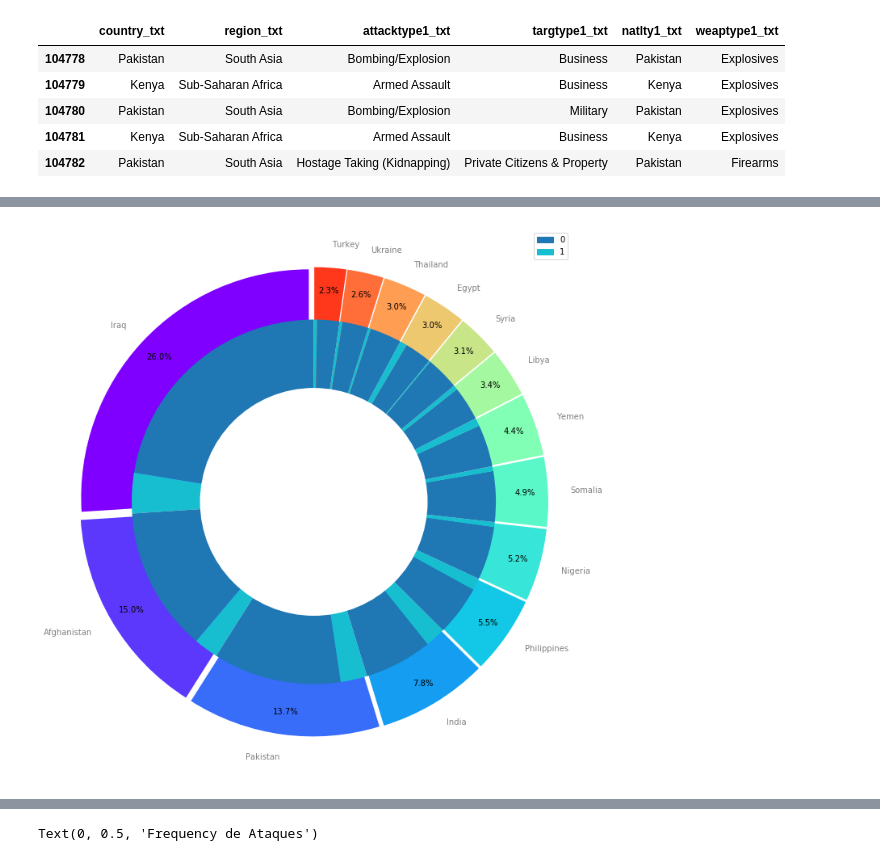
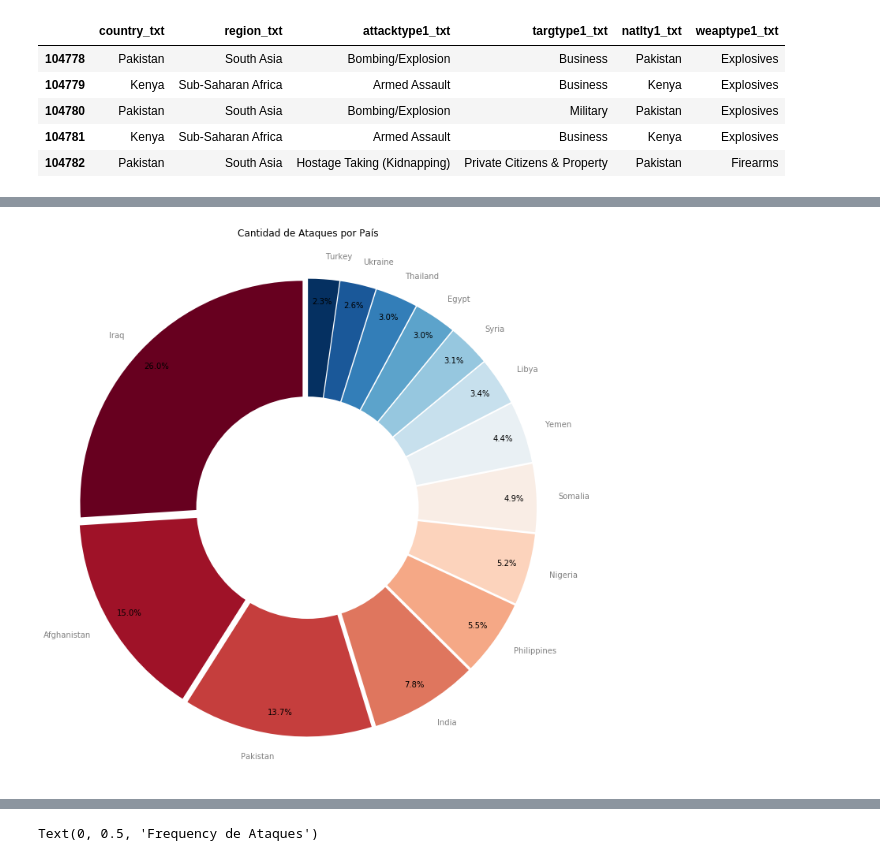
Before and after one commit to JoseGuzmanZamora/TerrorismDataAnalysis, a Jupyter notebook: terrorismoanalisis.ipynb, the cells around one changed output, grey strips where cells are left out. Cells and saved outputs as stored; diff of their text form; code cells hidden in the pictures.

```diff
--- a/terrorismoanalisis.ipynb
+++ b/terrorismoanalisis.ipynb
@@ -374,52 +339,67 @@ ch.set_xticklabels(ch.get_xticklabels(), rotation=45)
 # %%
-paises = categoricas['country_txt'].value_counts().to_frame()
+variable1 = 'country_txt'
+variable2 = 'success'
+
+paises = categoricas[variable1].value_counts().to_frame()
 paises['name'] = paises.index
-paises = paises[paises['country_txt'] > 1000]
+paises = paises[paises[variable1] > 1000]
 
 #para ataques es un poco mas complicado
-ataques = data['success'].value_counts().to_frame()
+ataques = data[variable2].value_counts().to_frame()
 ataques['name'] = ataques.index
 test = pd.DataFrame(columns=['ataque', 'cantidad'])
 
 for i in paises['name']:
     for j in ataques['name']:
-        temporal = categoricas[(categoricas['country_txt'] == i) & (data['success'] == j)]['attacktype1_txt']
+        temporal = categoricas[(categoricas[variable1] == i) & (data[variable2] == j)][variable1]
         numero = temporal.value_counts().sum()
         test = test.append(pd.DataFrame({
             'ataque': j,
             'cantidad': numero,
         }, index=[0]))
+
+n1 = len(paises[variable1].unique())
+n2 = len(ataques[variable2].unique())
 # %%
-cmap = plt.get_cmap('rainbow')
+cmap = plt.get_cmap('RdBu')
 cmap2 = plt.get_cmap('tab10')
-colors = [cmap(i) for i in np.linspace(0, 1, 15)]
-colors2 = [cmap2(i) for i in np.linspace(0, 1, 2)]
+
+colors = [cmap(i) for i in np.linspace(0, 1, n1)]
+colors2 = [cmap2(i) for i in np.linspace(0, 1, n2)]
 colorsm = colors2 * 9
 explode = [0.03 for i in range(paises.shape[0])]
 
 identif = [mpatches.Patch(color=colors2[i], label=ataques['name'][i]) for i in range(len(colors2))]
 
 fig1, ax1 = plt.subplots(figsize=(10,10))
-patches, texts, autotexts = ax1.pie(paises['country_txt'], labels=paises['name'], autopct='%1.1f%%',
+patches, texts, autotexts = ax1.pie(paises[variable1], labels=paises['name'], autopct='%1.1f%%',
         shadow=False, startangle=90, colors=colors, pctdistance=0.90, explode = explode, frame=True)
-patches2, texts2, autotexts2 = ax1.pie(test['cantidad'], autopct='%1.1f%%',
-        shadow=False, startangle=90, colors=colorsm, pctdistance=0.5, radius=0.8)
+#patches2, texts2, autotexts2 = ax1.pie(test['cantidad'], autopct='%1.1f%%',
+        #shadow=False, startangle=90, colors=colorsm, pctdistance=0.5, radius=0.8)
+
+ax1.spines['top'].set_visible(False)
+ax1.spines['right'].set_visible(False)
+ax1.spines['bottom'].set_visible(False)
+ax1.spines['left'].set_visible(False)
+ax1.get_yaxis().set_ticks([])
+ax1.get_xaxis().set_ticks([])
 
 for text in texts:
     text.set_color('grey')
 for autotext in autotexts:
     autotext.set_color('black')
 
-for autotext2 in autotexts2:
-    autotext2.set_color('white')
+#for autotext2 in autotexts2:
+    #autotext2.set_color('white')
 
 centre_circle = plt.Circle((0,0),0.50,fc='white')
 fig = plt.gcf()
 fig.gca().add_artist(centre_circle)
 
-plt.legend(handles=identif)
+#plt.legend(handles=identif)
 ax1.axis('equal')
 plt.tight_layout()
+plt.title("Cantidad de Ataques por País")
 plt.show()
 # %% [output]
-[figure, old version]
+[figure, new version]
```
Also changed, not shown: parts of 75 cells of this notebook, 1 other file.
